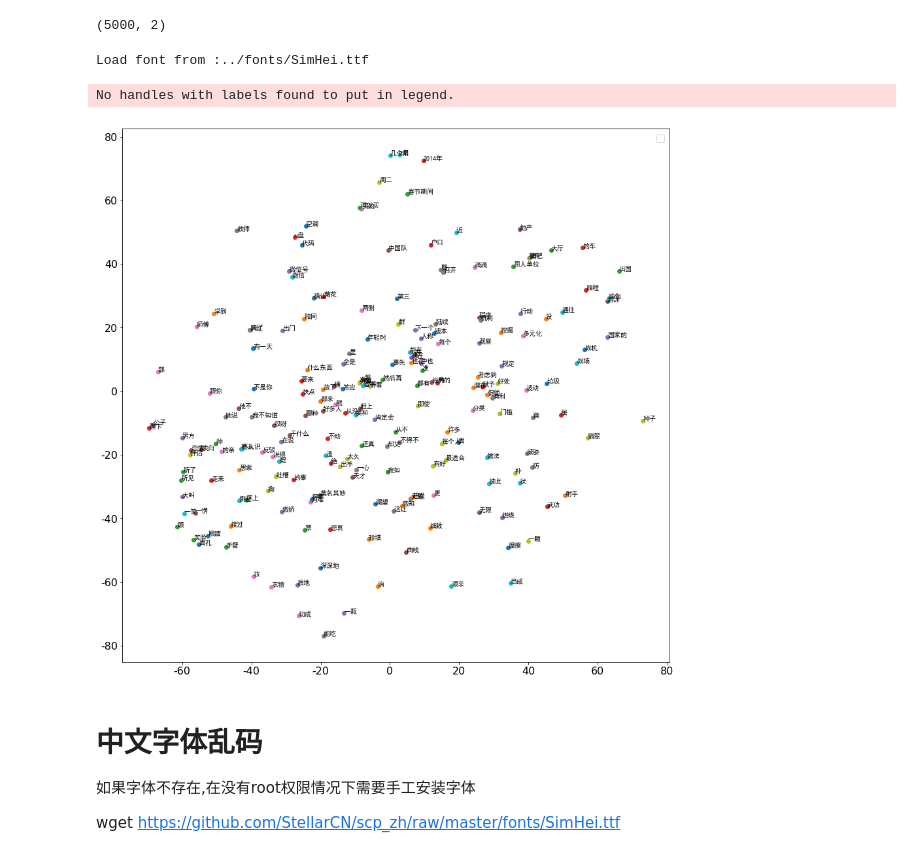
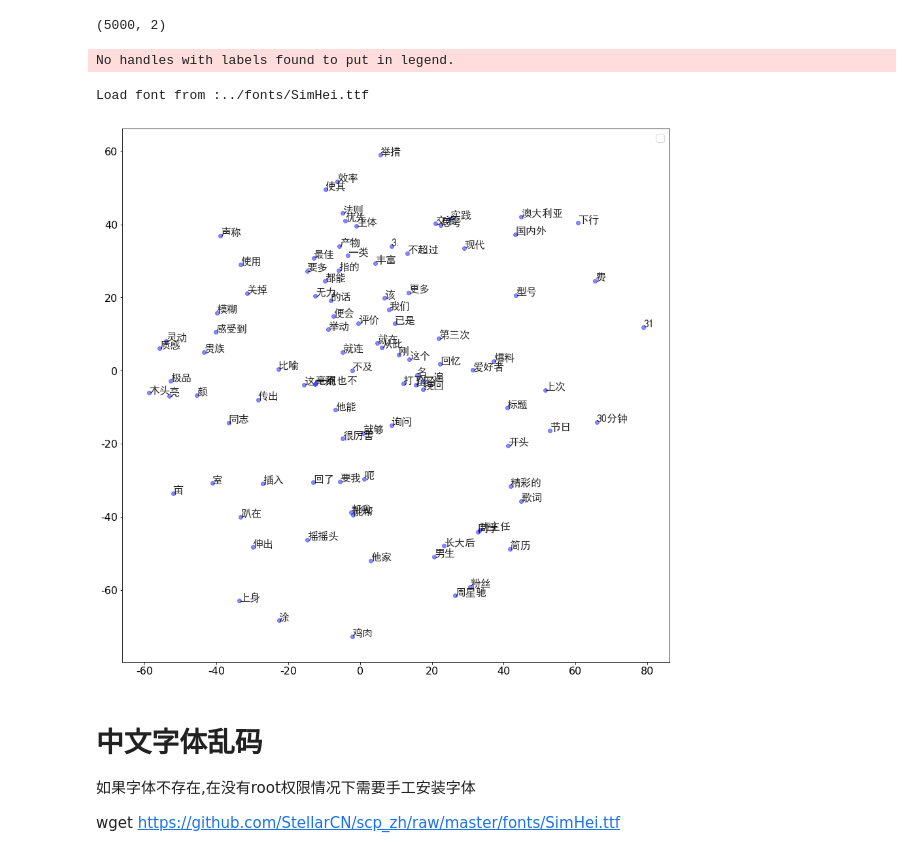
Before and after one commit to Flyfoxs/cut_word_vec, a Jupyter notebook: notebook/visual.ipynb, the cells around one changed output. Saved outputs shown, nothing was run; the diff lists cells and outputs as text; code cells hidden in the pictures.

```diff
--- a/notebook/visual.ipynb
+++ b/notebook/visual.ipynb
@@ -60,37 +60,37 @@ res.shape
 # %%
 from matplotlib import pyplot as plt
 import matplotlib
 import os
 %matplotlib inline
 font_path = '../fonts/SimHei.ttf'
 if os.path.exists(font_path):
     print(f'Load font from :{font_path}')
-    font = matplotlib.font_manager.FontProperties(fname=font_path)
+    font = matplotlib.font_manager.FontProperties(fname=font_path, size=16)
 else:
     font = matplotlib.font_manager.FontProperties(['SimHei'])
     plt.rcParams['font.sans-serif'] = ['SimHei']  # 用来正常显示中文标签
 
 plt.rcParams['axes.unicode_minus'] = False  # 用来正常显示负号
 SMALL_SIZE = 16
 plt.rc('font', size=SMALL_SIZE)
 
-tmp = res.sample(200,random_state=0)
+tmp = res.sample(100,random_state=0)
 
 from matplotlib import pyplot as plt
 plt.figure(figsize=(15, 15))
 #colors = 'r', 'g', 'b', 'c', 'm', 'y', 'k', 'w', 'orange', 'purple'
 for label, row in tmp.iterrows():
     #print(row[0], row[1], label)
-    plt.scatter(row[0], row[1])
-    plt.annotate(label, (row[0], row[1]), fontproperties=font)
+    plt.scatter(row[0], row[1],color='blue',alpha=0.45)
+    plt.annotate(label, (row[0], row[1]), fontproperties=font,alpha=0.85)
 
 
 plt.legend()
 plt.show()
 # %% [output]
-Load font from :../fonts/SimHei.ttf
+No handles with labels found to put in legend.
-No handles with labels found to put in legend.
+Load font from :../fonts/SimHei.ttf
-[figure, old version]
+[figure, new version]
 # %% [markdown]
 # 中文字体乱码
 
```
Also changed, not shown: parts of 2 cells of this notebook.
